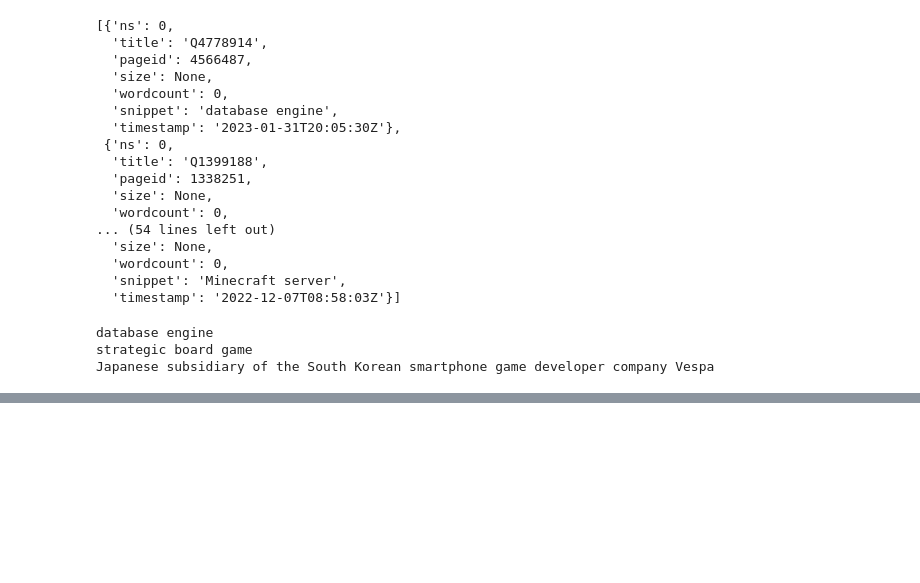
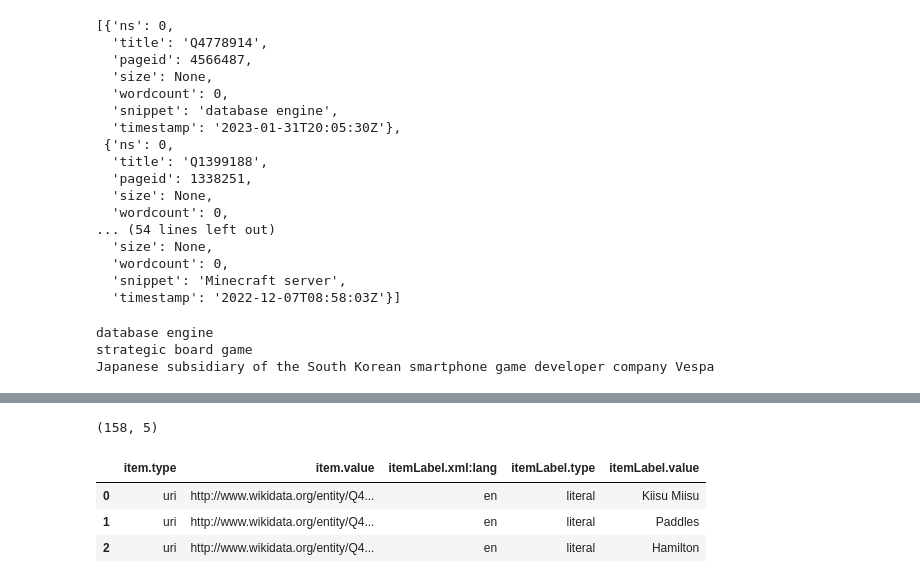
Before and after one commit to 13guff13/NLP-1, a Jupyter notebook: wikidata.ipynb, the cells around one changed output, grey strips where cells are left out. Saved outputs shown, nothing was run; the diff lists cells and outputs as text; code cells hidden in the pictures; blank space fills up the shorter version.

```diff
--- a/wikidata.ipynb
+++ b/wikidata.ipynb
@@ -59,0 +279,14 @@ Japanese subsidiary of the South Korean smartphone game developer company Vespa
+# %%
+sparql = SPARQLWrapper("https://query.wikidata.org/sparql")
+# %%
+# From https://www.wikidata.org/wiki/Wikidata:SPARQL_query_service/queries/examples#Cats
+sparql.setQuery("""
+SELECT ?item ?itemLabel
+WHERE
+{
+    ?item wdt:P31 wd:Q146 .
+    SERVICE wikibase:label { bd:serviceParam wikibase:language "en" }
+}
+""")
+sparql.setReturnFormat(JSON)
+results = sparql.query().convert()
@@ -59,0 +302,3 @@ Japanese subsidiary of the South Korean smartphone game developer company Vespa
+# %%
+results_df = pd.json_normalize(results['results']['bindings'])
+results_df[['item.value', 'itemLabel.value']].head()
@@ -59,0 +312,11 @@ Japanese subsidiary of the South Korean smartphone game developer company Vespa
+# %%
+results_df.shape
+# %% [output]
+(158, 5)
+# %%
+results_df.head(3)
+# %% [output]
+|  | item.type | item.value | itemLabel.xml:lang | itemLabel.type | itemLabel.value |
+| 0 | uri | http://www.wikidata.org/entity/Q4... | en | literal | Kiisu Miisu |
+| 1 | uri | http://www.wikidata.org/entity/Q4... | en | literal | Paddles |
+| 2 | uri | http://www.wikidata.org/entity/Q4... | en | literal | Hamilton |
```
Also changed, not shown: parts of 30 cells of this notebook, 1 other file.
